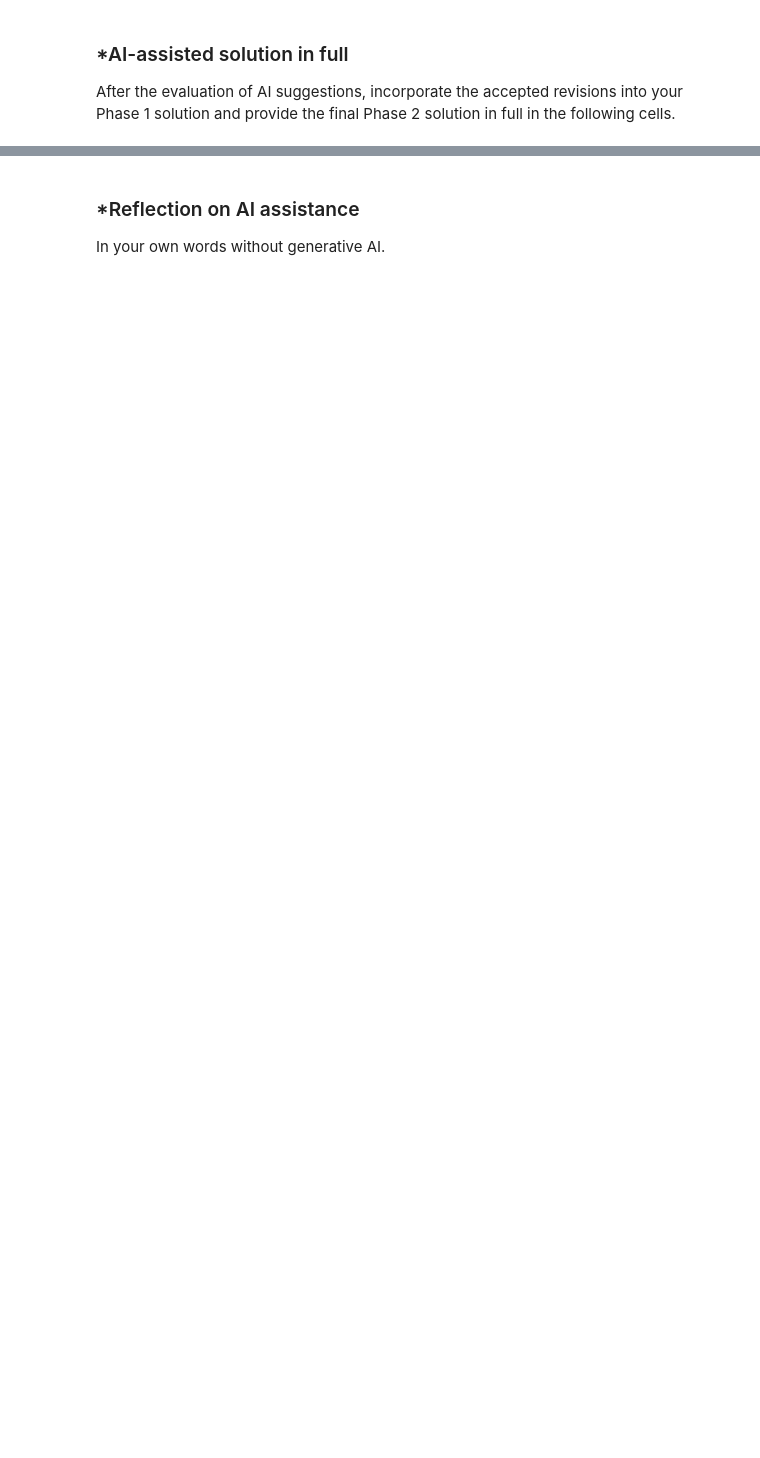
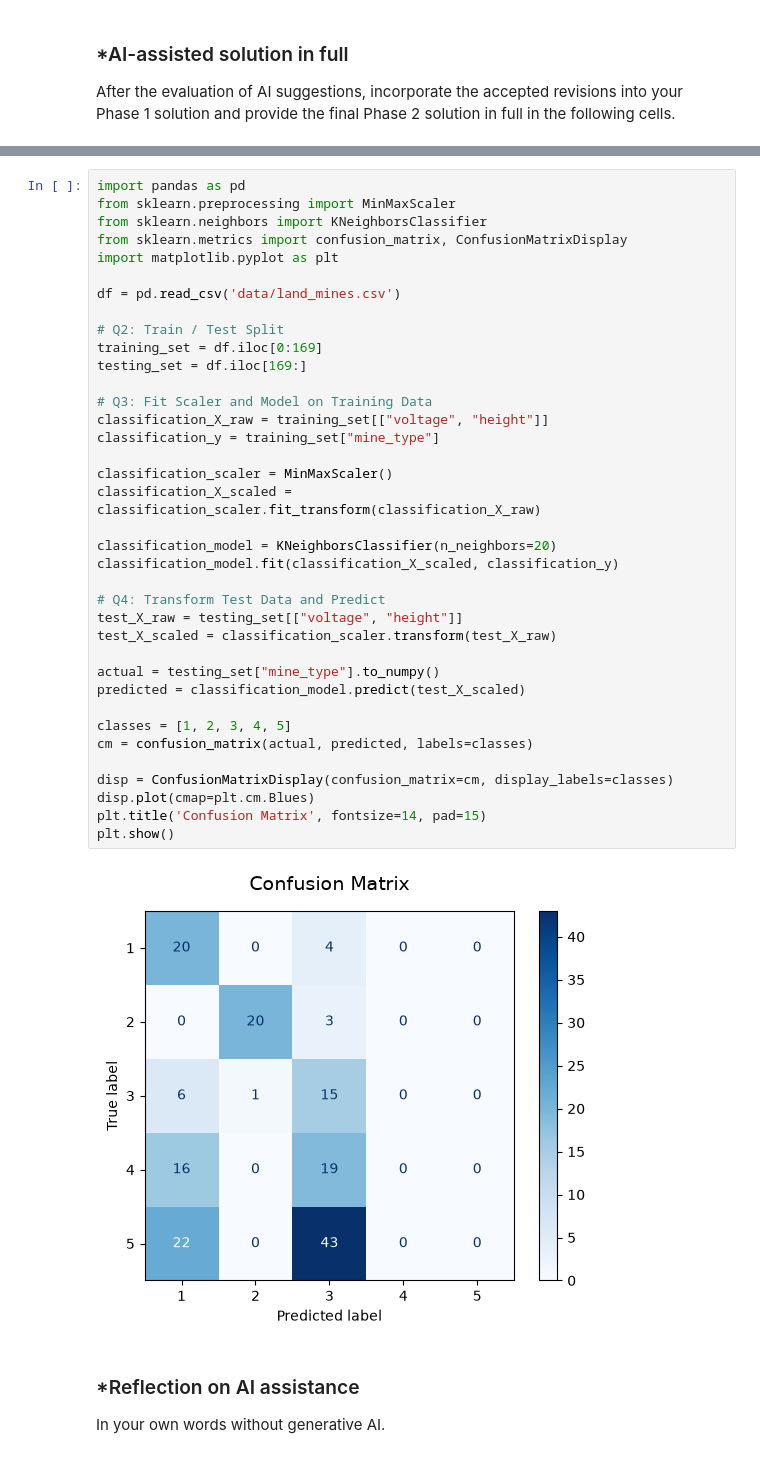
Before and after one commit to Henryf123/A03-knn, a Jupyter notebook: notebook.ipynb, the cells around one changed output, grey strips where cells are left out. Drawn from its saved outputs; the diff is of its cells as text; blank space fills up the shorter version.

```diff
--- a/notebook.ipynb
+++ b/notebook.ipynb
@@ -134,3 +381,42 @@ After the evaluation of AI suggestions, incorporate the accepted revisions into
+# %%
+import pandas as pd
+from sklearn.preprocessing import MinMaxScaler
+from sklearn.neighbors import KNeighborsClassifier
+from sklearn.metrics import confusion_matrix, ConfusionMatrixDisplay
+import matplotlib.pyplot as plt
+
+df = pd.read_csv('data/land_mines.csv')
+
+# Q2: Train / Test Split
+training_set = df.iloc[0:169]
+testing_set = df.iloc[169:]
+
+# Q3: Fit Scaler and Model on Training Data
+classification_X_raw = training_set[["voltage", "height"]]
+classification_y = training_set["mine_type"]
+
+classification_scaler = MinMaxScaler()
+classification_X_scaled = classification_scaler.fit_transform(classification_X_raw)
+
+classification_model = KNeighborsClassifier(n_neighbors=20)
+classification_model.fit(classification_X_scaled, classification_y)
+
+# Q4: Transform Test Data and Predict
+test_X_raw = testing_set[["voltage", "height"]]
+test_X_scaled = classification_scaler.transform(test_X_raw)
+
+actual = testing_set["mine_type"].to_numpy()
+predicted = classification_model.predict(test_X_scaled)
+
+classes = [1, 2, 3, 4, 5]
+cm = confusion_matrix(actual, predicted, labels=classes)
+
+disp = ConfusionMatrixDisplay(confusion_matrix=cm, display_labels=classes)
+disp.plot(cmap=plt.cm.Blues)
+plt.title('Confusion Matrix', fontsize=14, pad=15)
+plt.show()
+# %% [output]
+[figure, added]
 # %% [markdown]
 ### *Reflection on AI assistance
 In your own words without generative AI.
```
Also changed, not shown: parts of 7 cells of this notebook.
